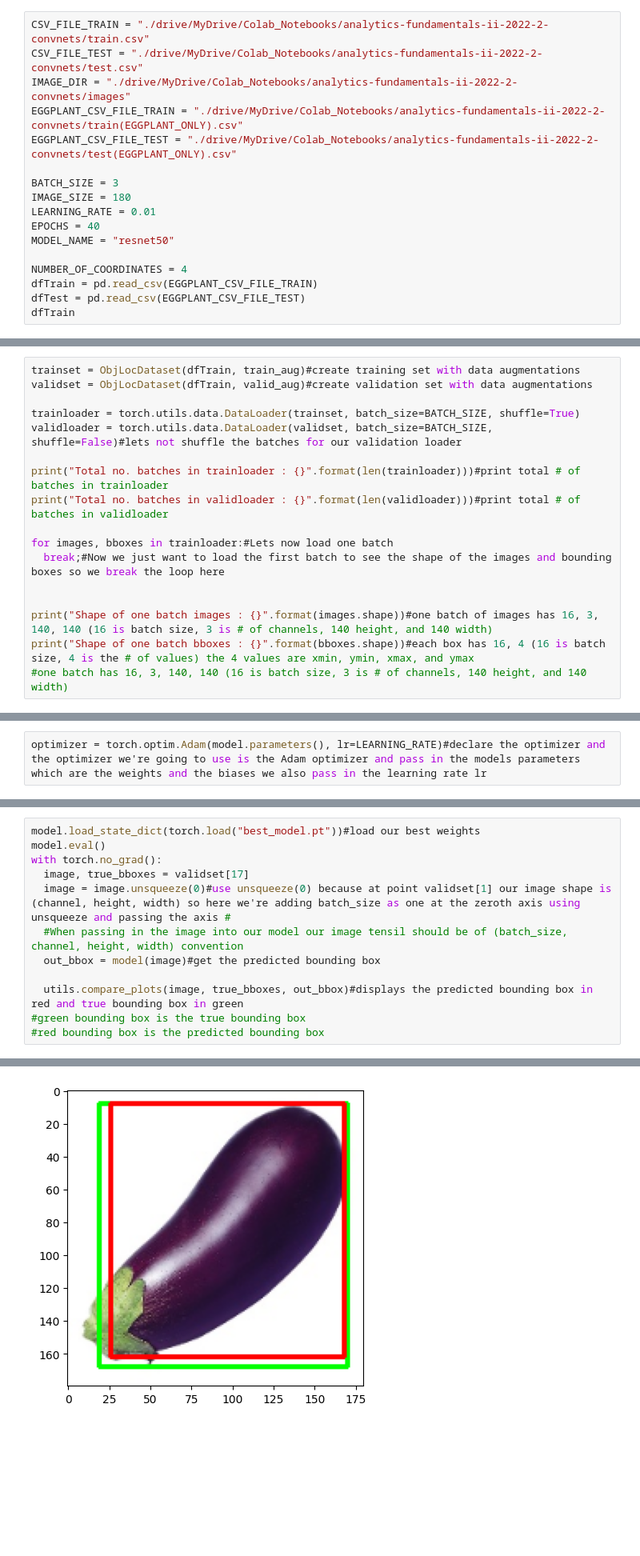
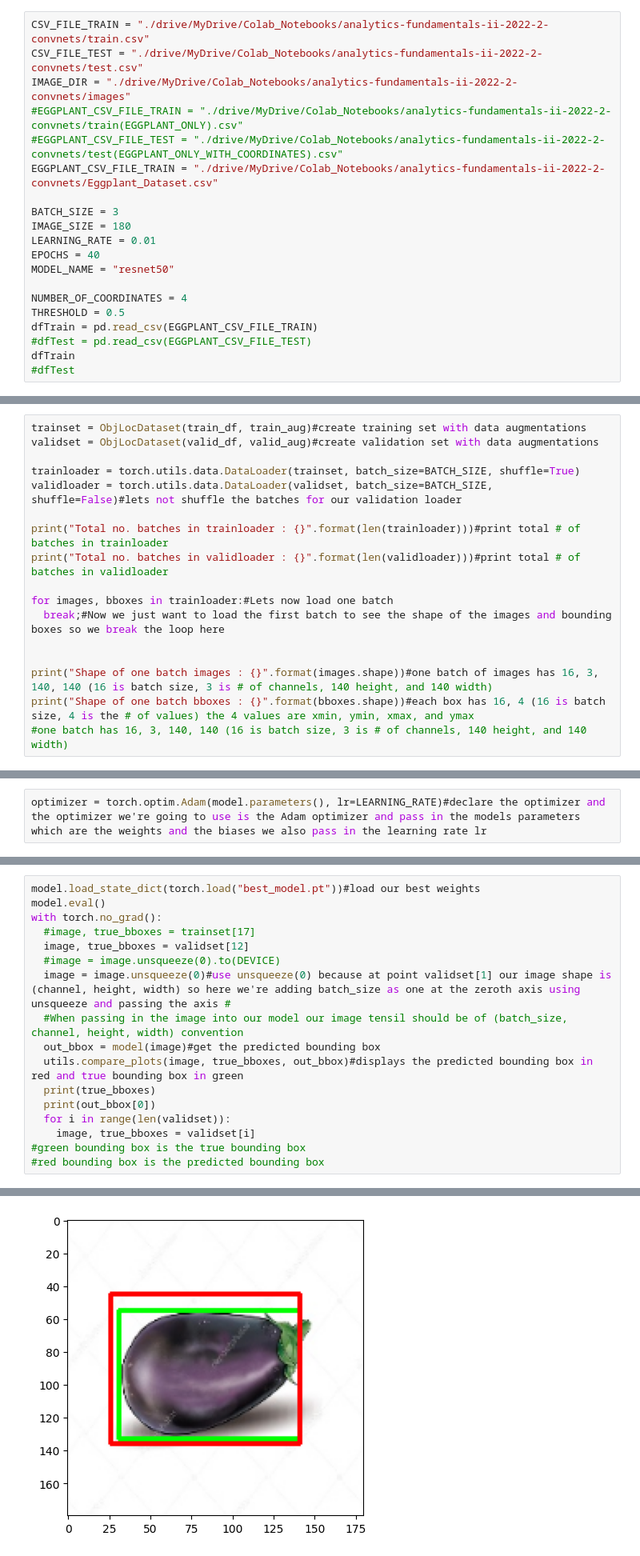
Before and after one commit to chris45242/Machine-Learning-Projects, a Jupyter notebook: Eggplant_Object_Localization_Model.ipynb, the cells around one changed output, grey strips where cells are left out. Shown at 80% size. Drawn from its saved outputs; the diff is of its cells as text; blank space fills up the shorter version.

Commit message:
Made changes to the datasets to solve the overfitting problem

```diff
--- a/Eggplant_Object_Localization_Model.ipynb
+++ b/Eggplant_Object_Localization_Model.ipynb
@@ -58,8 +56,9 @@ import utils
 CSV_FILE_TRAIN = "./drive/MyDrive/Colab_Notebooks/analytics-fundamentals-ii-2022-2-convnets/train.csv"
 CSV_FILE_TEST = "./drive/MyDrive/Colab_Notebooks/analytics-fundamentals-ii-2022-2-convnets/test.csv"
 IMAGE_DIR = "./drive/MyDrive/Colab_Notebooks/analytics-fundamentals-ii-2022-2-convnets/images"
-EGGPLANT_CSV_FILE_TRAIN = "./drive/MyDrive/Colab_Notebooks/analytics-fundamentals-ii-2022-2-convnets/train(EGGPLANT_ONLY).csv"
-EGGPLANT_CSV_FILE_TEST = "./drive/MyDrive/Colab_Notebooks/analytics-fundamentals-ii-2022-2-convnets/test(EGGPLANT_ONLY).csv"
+#EGGPLANT_CSV_FILE_TRAIN = "./drive/MyDrive/Colab_Notebooks/analytics-fundamentals-ii-2022-2-convnets/train(EGGPLANT_ONLY).csv"
+#EGGPLANT_CSV_FILE_TEST = "./drive/MyDrive/Colab_Notebooks/analytics-fundamentals-ii-2022-2-convnets/test(EGGPLANT_ONLY_WITH_COORDINATES).csv"
+EGGPLANT_CSV_FILE_TRAIN = "./drive/MyDrive/Colab_Notebooks/analytics-fundamentals-ii-2022-2-convnets/Eggplant_Dataset.csv"
 
 BATCH_SIZE = 3
 IMAGE_SIZE = 180
@@ -68,7 +67,9 @@ EPOCHS = 40
 MODEL_NAME = "resnet50"
 
 NUMBER_OF_COORDINATES = 4
+THRESHOLD = 0.5
 dfTrain = pd.read_csv(EGGPLANT_CSV_FILE_TRAIN)
-dfTest = pd.read_csv(EGGPLANT_CSV_FILE_TEST)
+#dfTest = pd.read_csv(EGGPLANT_CSV_FILE_TEST)
 dfTrain
+#dfTest
 # %% [output]
@@ -165,8 +144,8 @@ class ObjLocDataset(torch.utils.data.Dataset):
     bbox = torch.Tensor(bbox)#we also want to convert the bbox to convention usable in pytorch
     return img, bbox
 # %%
-trainset = ObjLocDataset(dfTrain, train_aug)#create training set with data augmentations
-validset = ObjLocDataset(dfTrain, valid_aug)#create validation set with data augmentations
+trainset = ObjLocDataset(train_df, train_aug)#create training set with data augmentations
+validset = ObjLocDataset(valid_df, valid_aug)#create validation set with data augmentations
 
 trainloader = torch.utils.data.DataLoader(trainset, batch_size=BATCH_SIZE, shuffle=True)
 validloader = torch.utils.data.DataLoader(validset, batch_size=BATCH_SIZE, shuffle=False)#lets not shuffle the batches for our validation loader
@@ -287,12 +302,17 @@ Epoch: 12 train loss: 241.06748962402344 valid loss: 203.34594999040877
 model.load_state_dict(torch.load("best_model.pt"))#load our best weights
 model.eval()
 with torch.no_grad():
-  image, true_bboxes = validset[17]
+  #image, true_bboxes = trainset[17]
+  image, true_bboxes = validset[12]
+  #image = image.unsqueeze(0).to(DEVICE)
   image = image.unsqueeze(0)#use unsqueeze(0) because at point validset[1] our image shape is (channel, height, width) so here we're adding batch_size as one at the zeroth axis using unsqueeze and passing the axis #
   #When passing in the image into our model our image tensil should be of (batch_size, channel, height, width) convention
   out_bbox = model(image)#get the predicted bounding box
-
   utils.compare_plots(image, true_bboxes, out_bbox)#displays the predicted bounding box in red and true bounding box in green
+  print(true_bboxes)
+  print(out_bbox[0])
+  for i in range(len(validset)):
+    image, true_bboxes = validset[i]
 #green bounding box is the true bounding box
 #red bounding box is the predicted bounding box
 # %% [output]
@@ -300 +322 @@ WARNING:matplotlib.image:Clipping input data to the valid range for imshow with
-[figure, old version]
+[figure, new version]
```
Also changed, not shown: parts of 12 cells of this notebook.
